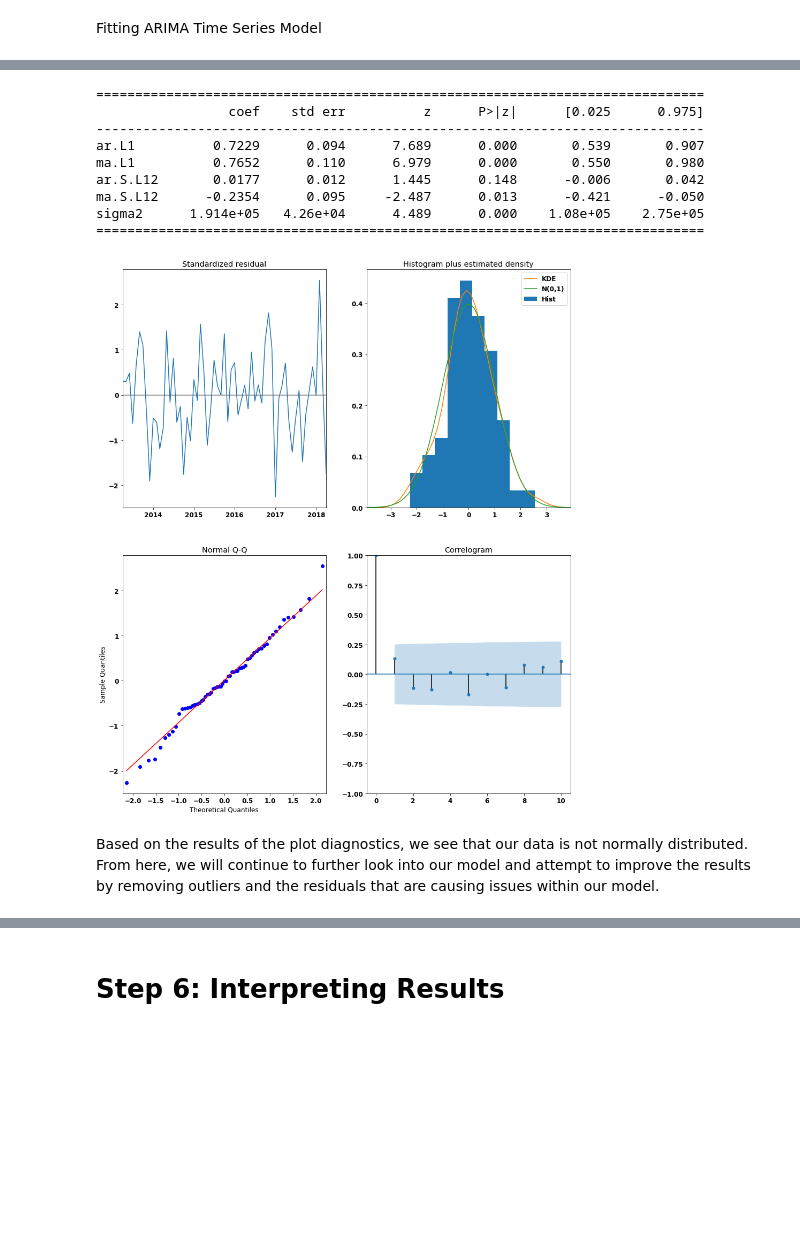
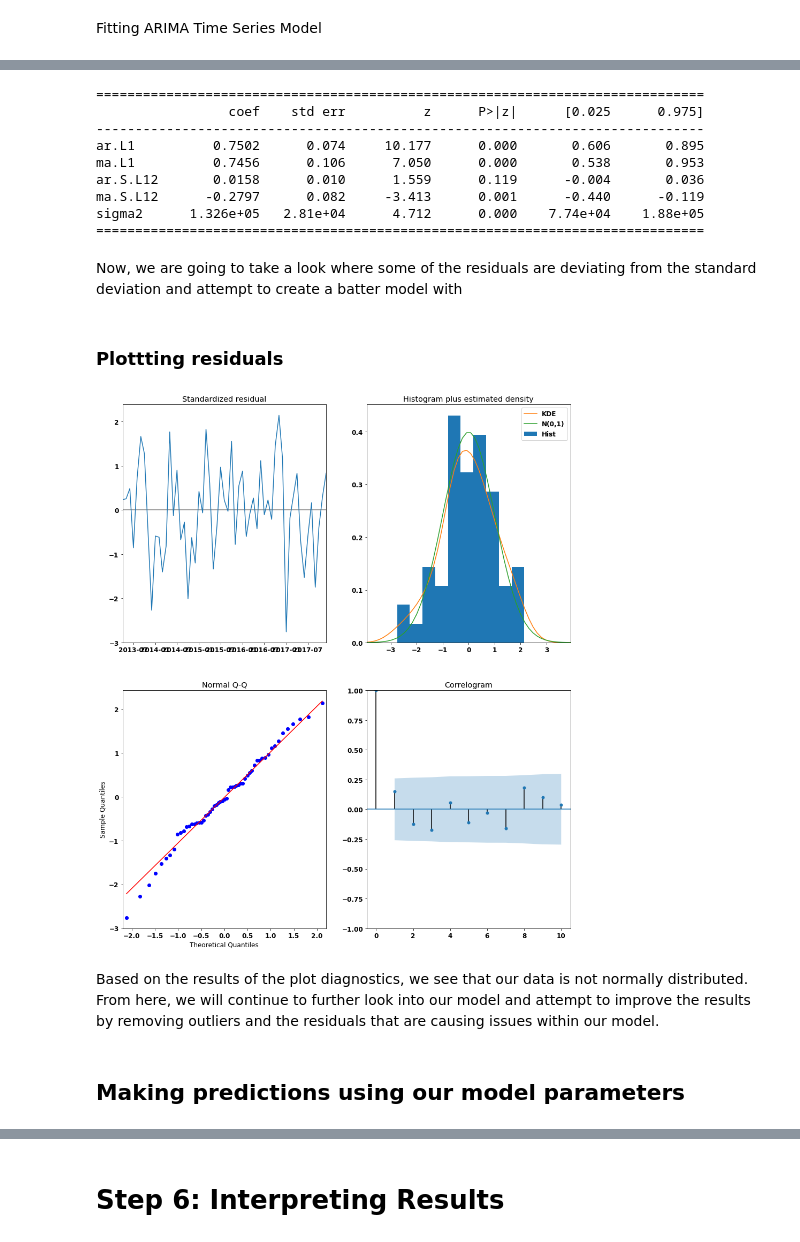
Before and after one commit to rahkeemg/dsc-mod-4-project-online-ds-ft-090919, a Jupyter notebook: mod_4_starter_notebook.ipynb, the cells around one changed output, grey strips where cells are left out. Cells and saved outputs as stored; diff of their text form; code cells hidden in the pictures; blank space fills up the shorter version.

```diff
--- a/mod_4_starter_notebook.ipynb
+++ b/mod_4_starter_notebook.ipynb
@@ -340,4 +345,11 @@ p = d = q = range(0, 2)
 pdq = list(itertools.product(p, d, q))
 
 # Generate all different combinations of seasonal p, q and q triplets
-pdqs = [(x[0], x[1], x[2], 12) for x in pdq]
+# pdqs = [(x[0], x[1], x[2], 12) for x in pdq]
+
+pdqs = []
+for i in range(0,13):
+    for x in pdq:
+        pdqs.append((x[0], x[1], x[2], i))
+
+pdqs
@@ -432,5 +520,4 @@ def model_SARIMA(df=None, order=None, s_order=None):
 
     output = ARIMA_MODEL.fit()
     print(output.summary().tables[1])
-    output.plot_diagnostics(figsize=(15, 18))
-    plt.show()
+    return output
@@ -459,17 +524,32 @@ ans_df
+# %%
+def diagnostics_plot(model=None, figsize=(15, 18)):
+    model.plot_diagnostics(figsize=figsize)
+    plt.show()
+    return None
 # %%
+### Get the results of our best parameters for our ARIMA model ###
 order = ans_df.loc[ans_df['aic'].idxmin()]['pdq']
 s_order = ans_df.loc[ans_df['aic'].idxmin()]['pdqs']
-model_SARIMA(df=orange_county, order=order, s_order=s_order)
+ARIMA_MODEL = model_SARIMA(df=orange_county['2011':'2017'], order=order, s_order=s_order)
 # %% [output]
 ==============================================================================
                  coef    std err          z      P>|z|      [0.025      0.975]
 ------------------------------------------------------------------------------
-ar.L1          0.7229      0.094      7.689      0.000       0.539       0.907
-ma.L1          0.7652      0.110      6.979      0.000       0.550       0.980
-ar.S.L12       0.0177      0.012      1.445      0.148      -0.006       0.042
-ma.S.L12      -0.2354      0.095     -2.487      0.013      -0.421      -0.050
-sigma2      1.914e+05   4.26e+04      4.489      0.000    1.08e+05    2.75e+05
+ar.L1          0.7502      0.074     10.177      0.000       0.606       0.895
+ma.L1          0.7456      0.106      7.050      0.000       0.538       0.953
+ar.S.L12       0.0158      0.010      1.559      0.119      -0.004       0.036
+ma.S.L12      -0.2797      0.082     -3.413      0.001      -0.440      -0.119
+sigma2      1.326e+05   2.81e+04      4.712      0.000    7.74e+04    1.88e+05
 ==============================================================================
-[figure, removed]
+# %% [markdown]
+Now, we are going to take a look where some of the residuals are deviating from the standard deviation and attempt to create a batter model with
+# %% [markdown]
+### Plottting residuals
+# %%
+diagnostics_plot(model=ARIMA_MODEL)
+# %% [output]
+[figure, added]
 # %% [markdown]
 Based on the results of the plot diagnostics, we see that our data is not normally distributed. From here, we will continue to further look into our model and attempt to improve the results by removing outliers and the residuals that are causing issues within our model.
+# %% [markdown]
+## Making predictions using our model parameters
```
Also changed, not shown: parts of 16 cells of this notebook.
